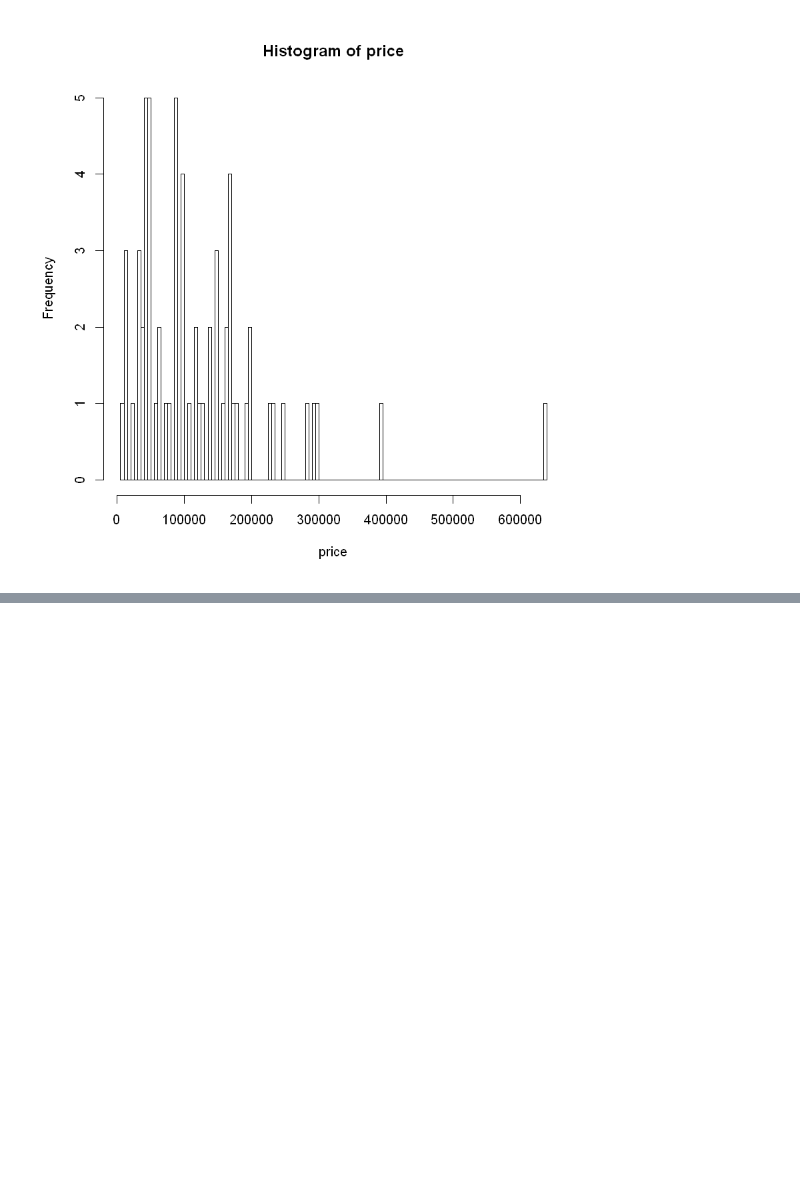
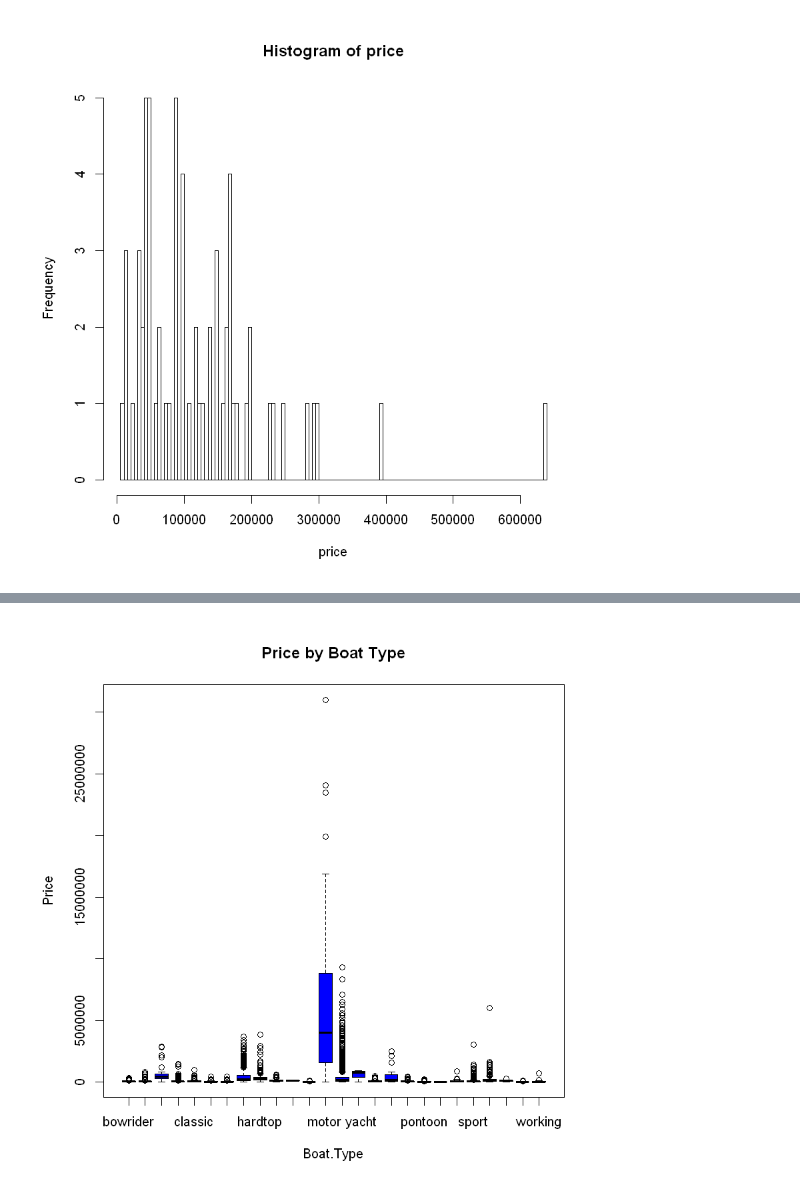
Before and after one commit to The-MCHN/R-Data-Analysis, a Jupyter notebook: Boats.ipynb, the cells around one changed output, grey strips where cells are left out. Saved outputs shown, nothing was run; the diff lists cells and outputs as text; code cells hidden in the pictures; blank space fills up the shorter version.

```diff
--- a/Boats.ipynb
+++ b/Boats.ipynb
@@ -117,0 +104,8 @@ ERROR: Error in plot.window(...): niepoprawna wartość 'xlim'
+# %%
+
+boats.df$Boat.Type <- as.factor(boats.df$Boat.Type)
+
+
+boxplot(Price ~ Boat.Type, data=boats.df, main="Price by Boat Type", ylab="Price", col="blue")
+# %% [output]
+[figure, added]
```
Also changed, not shown: parts of 8 cells of this notebook.
